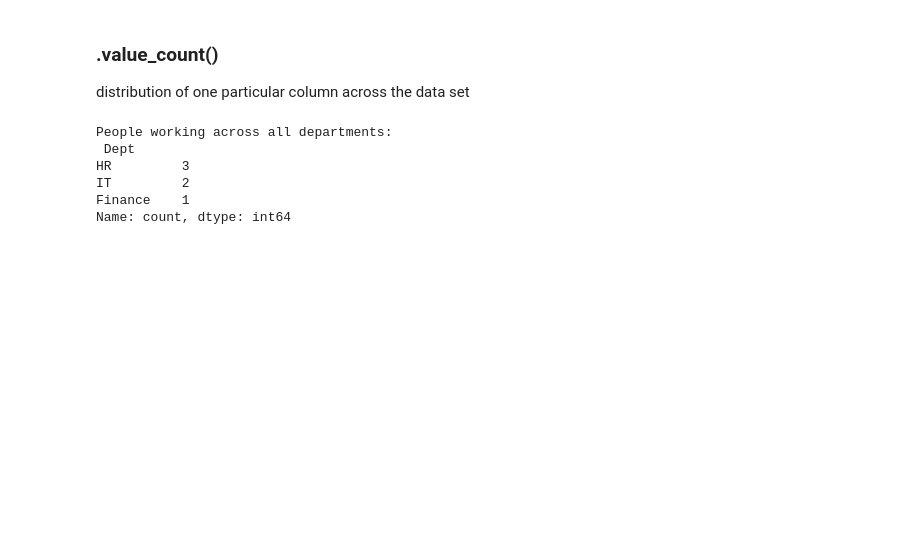
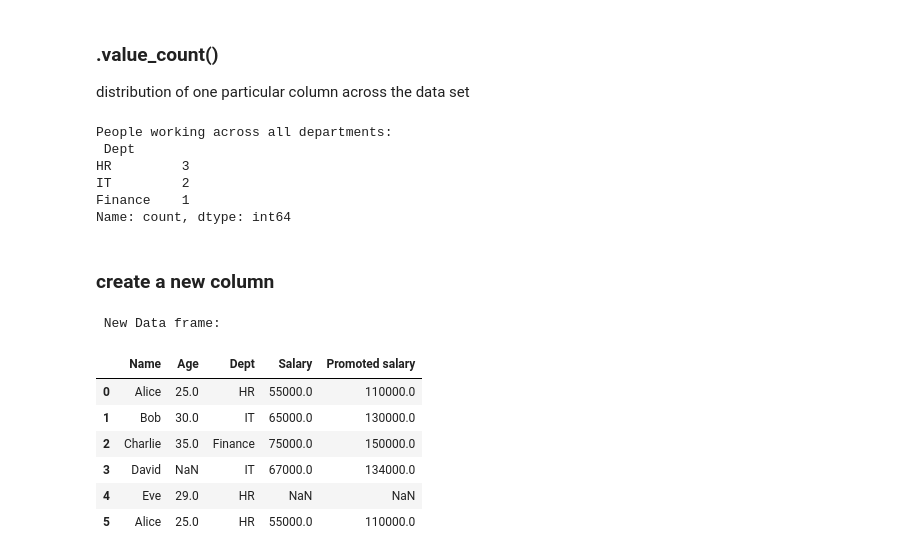
Before and after one commit to Ashcodes69/Pandas, a Jupyter notebook: pd_DataFrames.ipynb, the cells around one changed output. Cells and saved outputs as stored; diff of their text form; code cells hidden in the pictures; blank space fills up the shorter version.

```diff
--- a/pd_DataFrames.ipynb
+++ b/pd_DataFrames.ipynb
@@ -196,3 +198,20 @@ HR         3
 IT         2
 Finance    1
 Name: count, dtype: int64
+# %% [markdown]
+### create a new column
+# %%
+# lets pramote our emplyess and increase their salary 2 times in a new column
+
+df["Promoted salary"] = df["Salary"] * 2
+print("\n New Data frame: \n")
+df  # here a new column is created with promoted salary
+# %% [output]
+ New Data frame:
+|  | Name | Age | Dept | Salary | Promoted salary |
+| 0 | Alice | 25.0 | HR | 55000.0 | 110000.0 |
+| 1 | Bob | 30.0 | IT | 65000.0 | 130000.0 |
+| 2 | Charlie | 35.0 | Finance | 75000.0 | 150000.0 |
+| 3 | David | NaN | IT | 67000.0 | 134000.0 |
+| 4 | Eve | 29.0 | HR | NaN | NaN |
+| 5 | Alice | 25.0 | HR | 55000.0 | 110000.0 |
```
Also changed, not shown: parts of 22 cells of this notebook.
